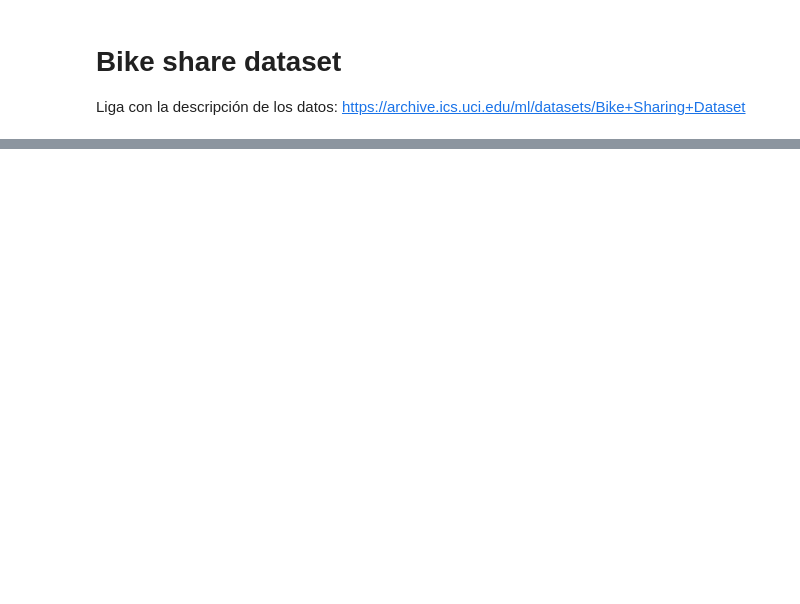
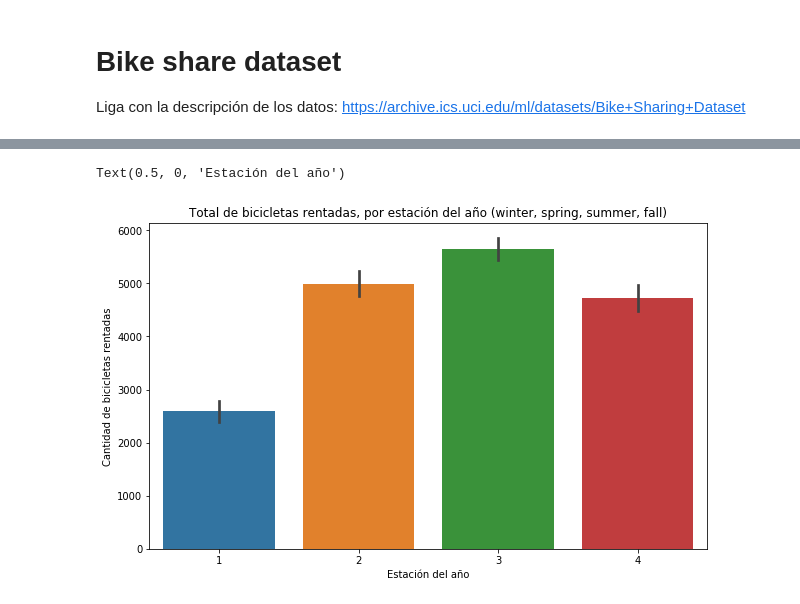
Before and after one commit to Miguelrom/LibretasML, a Jupyter notebook: Proyecto_1/Bike share dataset.ipynb, the cells around one changed output, grey strips where cells are left out. Cells and saved outputs as stored; diff of their text form; code cells hidden in the pictures; blank space fills up the shorter version.

```diff
--- a/Proyecto_1/Bike share dataset.ipynb
+++ b/Proyecto_1/Bike share dataset.ipynb
@@ -49,0 +50,9 @@ bikes_hour
+# %%
+plt.figure(figsize=(10,6))
+plt.title('Total de bicicletas rentadas, por estación del año (winter, spring, summer, fall)')
+sns.barplot(x=bikes_day['season'], y=bikes_day['cnt'])
+plt.ylabel('Cantidad de bicicletas rentadas')
+plt.xlabel('Estación del año')
+# %% [output]
+Text(0.5, 0, 'Estación del año')
+[figure, added]
```
Also changed, not shown: parts of 14 cells of this notebook.
